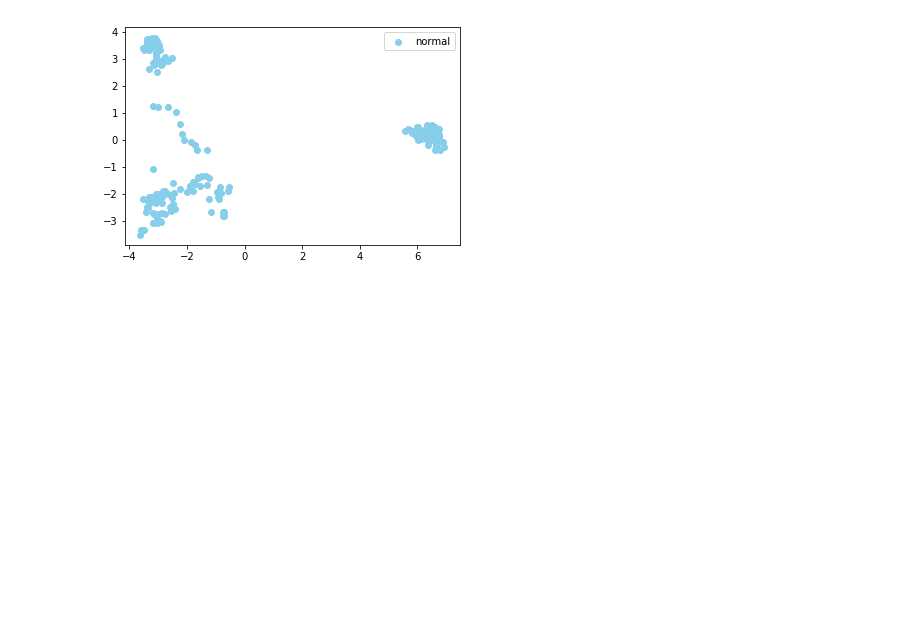
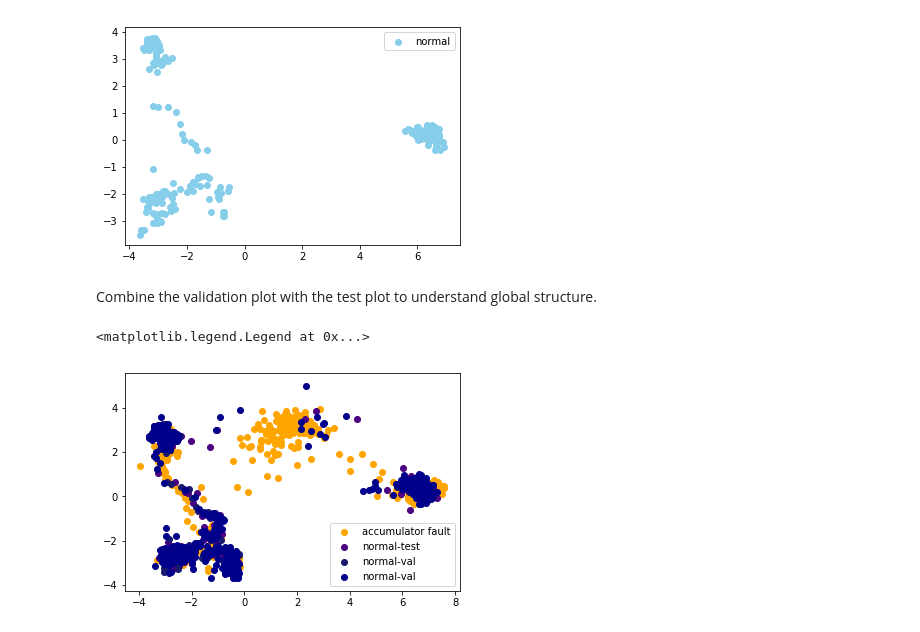
Before and after one commit to mttmac/glance, a Jupyter notebook: Week3Demo.ipynb, the cells around one changed output. Drawn from its saved outputs; the diff is of its cells as text; code cells hidden in the pictures; blank space fills up the shorter version.

```diff
--- a/Week3Demo.ipynb
+++ b/Week3Demo.ipynb
@@ -406,3 +406,30 @@ plt.legend()
 # %% [output]
 <matplotlib.legend.Legend at 0x...>
 [figure]
+# %% [markdown]
+Combine the validation plot with the test plot to understand global structure.
+# %%
+latents, targets = compute_latent(train_dl, model)
+pca = PCA(n_components=2)
+train_pca = pca.fit_transform(latents)
+# %%
+latents, targets = compute_latent(val_dl, model)
+val_pca = pca.transform(latents)
+# %%
+latents, targets = compute_latent(test_dl, model)
+test_pca = pca.transform(latents)
+fail_mask = targets == 0
+norm_mask = targets == 1
+# %%
+plt.scatter(test_pca[fail_mask, 0], test_pca[fail_mask, 1],
+            c='orange', label=desc + ' fault')
+plt.scatter(test_pca[norm_mask, 0], test_pca[norm_mask, 1],
+            c='indigo', label='normal-test')
+plt.scatter(val_pca[:, 0], val_pca[:, 1],
+            c='midnightblue', label='normal-val')
+plt.scatter(train_pca[:, 0], train_pca[:, 1],
+            c='darkblue', label='normal-val')
+plt.legend()
+# %% [output]
+<matplotlib.legend.Legend at 0x...>
+[figure, added]
```
